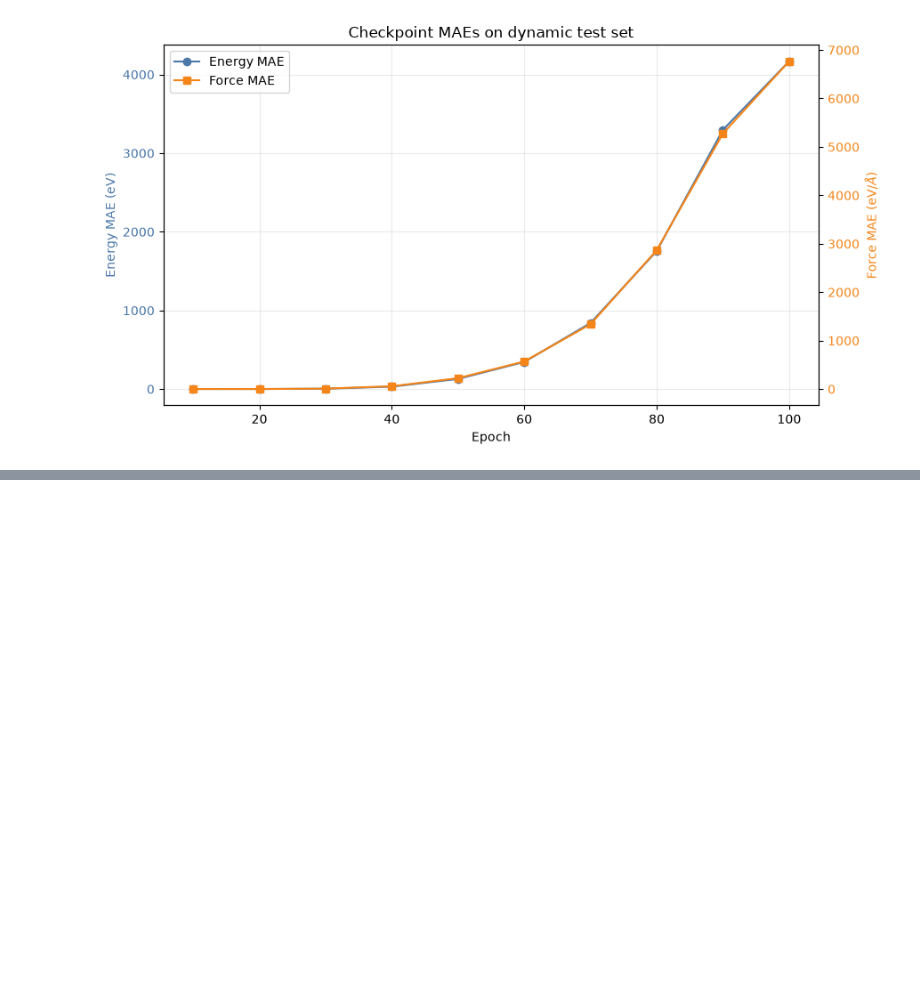
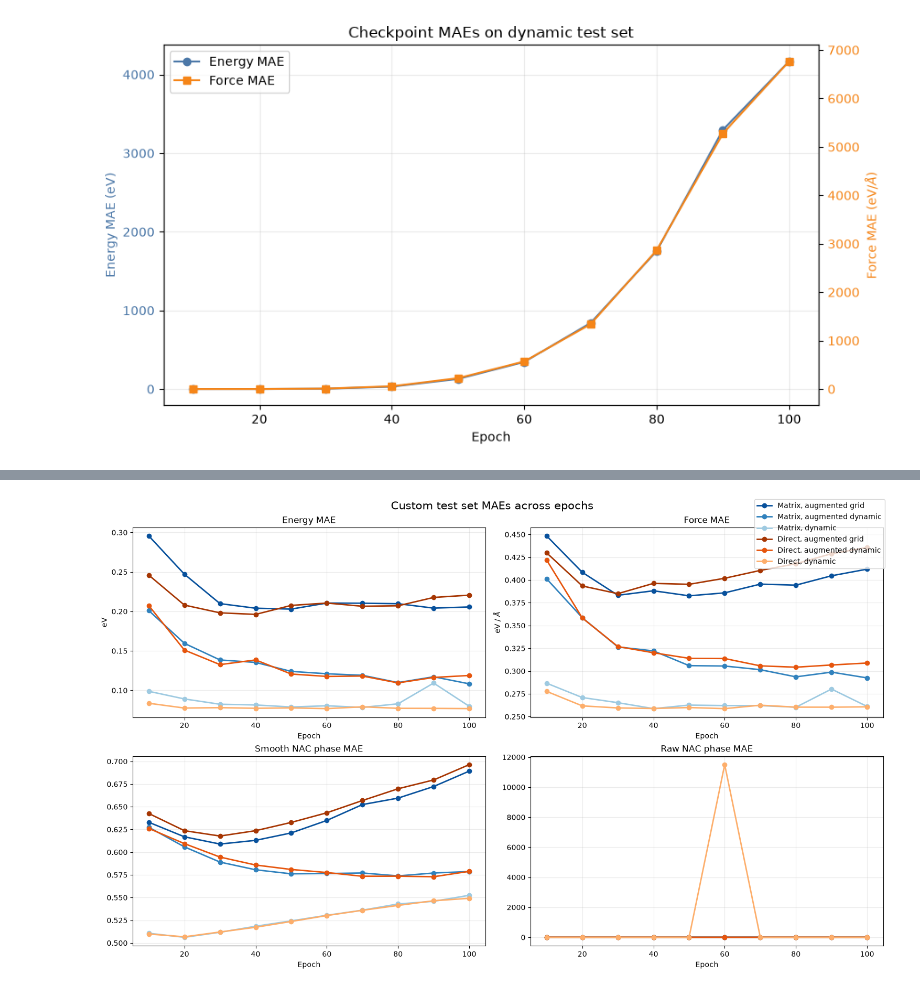
Before and after one commit to yoghurtfork/X-MACE-sampling, a Jupyter notebook: notebooks/plots.ipynb, the cells around one changed output, grey strips where cells are left out. Saved outputs shown, nothing was run; the diff lists cells and outputs as text; code cells hidden in the pictures; blank space fills up the shorter version.

```diff
--- a/notebooks/plots.ipynb
+++ b/notebooks/plots.ipynb
@@ -213,0 +366,81 @@ plt.show()
+# %%
+# Checkpoint MAEs across epochs for runs 15–20 and all four test sets.
+import json
+from pathlib import Path
+
+import matplotlib.pyplot as plt
+
+RUNS = [15, 16, 17, 18, 19, 20]  # Edit as needed.
+RUN_LABELS = {
+    15: 'Matrix, augmented grid',
+    16: 'Matrix, augmented dynamic',
+    17: 'Matrix, dynamic',
+    18: 'Direct, augmented grid',
+    19: 'Direct, augmented dynamic',
+    20: 'Direct, dynamic',
+}
+RUN_COLORS = {
+    15: '#08519C',  # dark blue
+    16: '#3182BD',  # medium blue
+    17: '#9ECAE1',  # light blue
+    18: '#A63603',  # dark orange
+    19: '#E6550D',  # medium orange
+    20: '#FDAE6B',  # light orange
+}
+STAGE = 'lf'
+FOLD = 'fold_1'
+TEST_LABELS = {
+    'test_1': 'Custom test set',
+    'test_2': 'Custom test set (Near S0-S1 CIs)',
+    'test_3': 'Custom test set (Near S1-S2 CIs)',
+    'test_4': 'Custom test set (Uniform)',
+}
+METRICS = {
+    'energy_mae_ev': ('Energy MAE', 'eV'),
+    'force_mae_ev_per_ang': ('Force MAE', r'eV / $\AA$'),
+    'smooth_nac_phase_mae': ('Smooth NAC phase MAE', ''),
+    'raw_nac_phase_mae': ('Raw NAC phase MAE', ''),
+}
+
+output_root = next(
+    (path for path in (Path('scripts/output'), Path('../scripts/output')) if path.is_dir()),
+    None,
+)
+if output_root is None:
+    raise FileNotFoundError('Run outputs could not be found.')
+
+checkpoints_by_run = {}
+for run in RUNS:
+    result_path = output_root / f'run_{run}' / 'result.json'
+    if not result_path.is_file():
+        raise FileNotFoundError(f'Missing result file: {result_path}')
+    result = json.loads(result_path.read_text(encoding='utf-8'))
+    try:
+        checkpoints = result['stages'][STAGE]['folds'][FOLD]['history']['checkpoint_models']
+    except KeyError as error:
+        raise KeyError(f'run_{run} is missing checkpoint metrics for {STAGE}/{FOLD}.') from error
+    if not checkpoints:
+        raise ValueError(f'run_{run} has no checkpoint metrics to plot.')
+    checkpoints_by_run[run] = checkpoints
+
+for test_name, test_label in TEST_LABELS.items():
+    fig, axes = plt.subplots(2, 2, figsize=(15, 9), constrained_layout=True)
+    for axis, (metric_key, (metric_label, unit)) in zip(axes.flat, METRICS.items()):
+        for run, checkpoints in checkpoints_by_run.items():
+            try:
+                maes = [checkpoint['test_metrics'][test_name][metric_key] for checkpoint in checkpoints]
+            except KeyError as error:
+                raise KeyError(f'run_{run} is missing {metric_key} for {test_name}.') from error
+            epochs = [checkpoint['epoch'] for checkpoint in checkpoints]
+            axis.plot(epochs, maes, marker='o', linewidth=2,
+                      label=RUN_LABELS[run], color=RUN_COLORS[run])
+        axis.set_title(metric_label)
+        axis.set_xlabel('Epoch')
+        axis.set_ylabel(unit)
+        axis.grid(alpha=0.25)
+
+    fig.legend(*axes[0, 0].get_legend_handles_labels(), loc='upper right')
+    fig.suptitle(f'{test_label} MAEs across epochs', fontsize=15)
+    plt.show()
+# %% [output]
+[figure, added]
```
Also changed, not shown: parts of 5 cells of this notebook.
